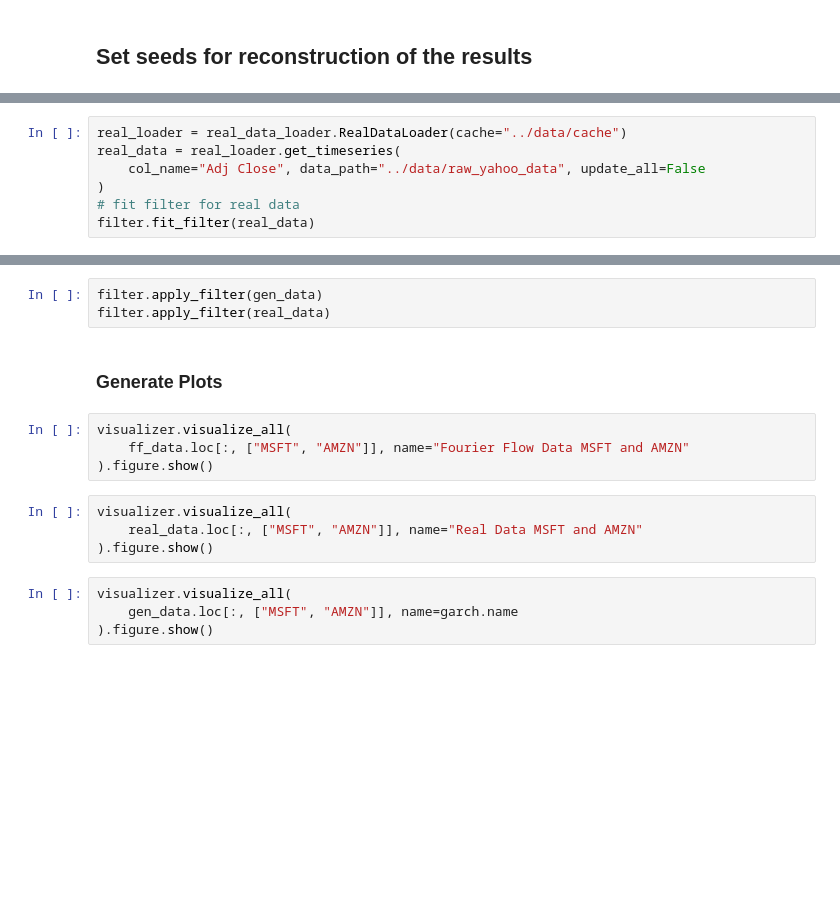
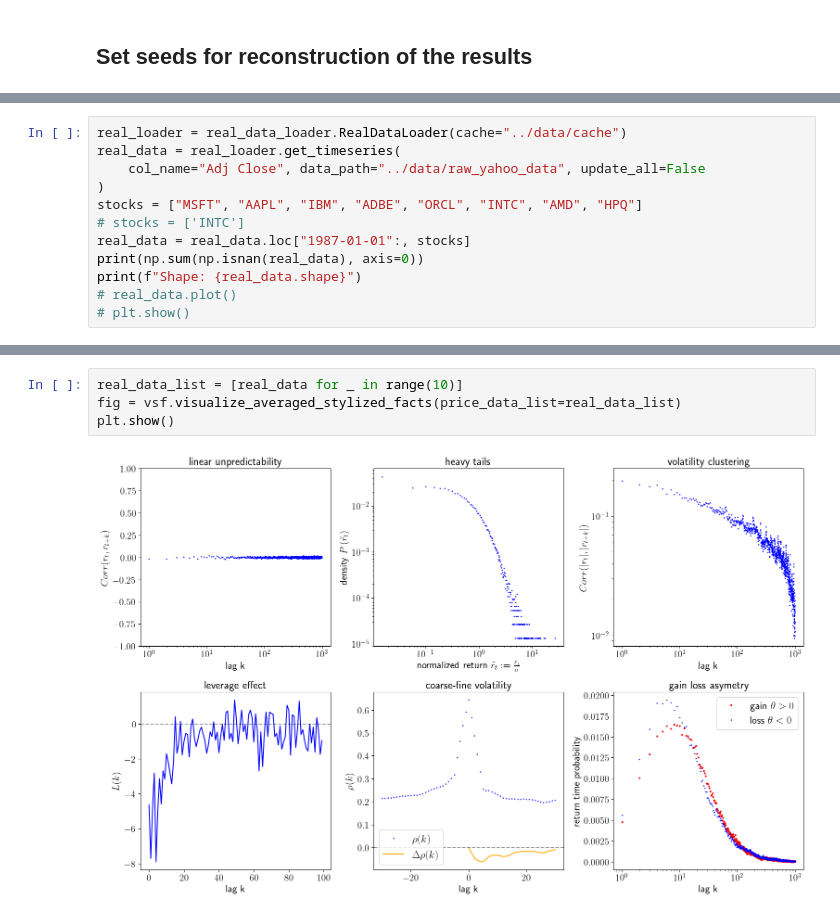
Before and after one commit to ncograf/synthetic_data, a Jupyter notebook: notebooks/stylized_facts.ipynb, the cells around one changed output, grey strips where cells are left out. Saved outputs shown, nothing was run; the diff lists cells and outputs as text; blank space fills up the shorter version.

Commit message:
Rewrite code for stylized facts and eliminate bugs

```diff
--- a/notebooks/stylized_facts.ipynb
+++ b/notebooks/stylized_facts.ipynb
@@ -49,5 +25,10 @@ real_loader = real_data_loader.RealDataLoader(cache="../data/cache")
 real_data = real_loader.get_timeseries(
     col_name="Adj Close", data_path="../data/raw_yahoo_data", update_all=False
 )
-# fit filter for real data
-filter.fit_filter(real_data)
+stocks = ["MSFT", "AAPL", "IBM", "ADBE", "ORCL", "INTC", "AMD", "HPQ"]
+# stocks = ['INTC']
+real_data = real_data.loc["1987-01-01":, stocks]
+print(np.sum(np.isnan(real_data), axis=0))
+print(f"Shape: {real_data.shape}")
+# real_data.plot()
+# plt.show()
@@ -82,17 +47,6 @@ filter.print_state()
-# %%
-filter.apply_filter(gen_data)
-filter.apply_filter(real_data)
-# %% [markdown]
-### Generate Plots
-# %%
-visualizer.visualize_all(
-    ff_data.loc[:, ["MSFT", "AMZN"]], name="Fourier Flow Data MSFT and AMZN"
-).figure.show()
-# %%
-visualizer.visualize_all(
-    real_data.loc[:, ["MSFT", "AMZN"]], name="Real Data MSFT and AMZN"
-).figure.show()
-# %%
-visualizer.visualize_all(
-    gen_data.loc[:, ["MSFT", "AMZN"]], name=garch.name
-).figure.show()
+# %%
+real_data_list = [real_data for _ in range(10)]
+fig = vsf.visualize_averaged_stylized_facts(price_data_list=real_data_list)
+plt.show()
+# %% [output]
+[figure, added]
```
Also changed, not shown: parts of 12 cells of this notebook, 21 other files.
